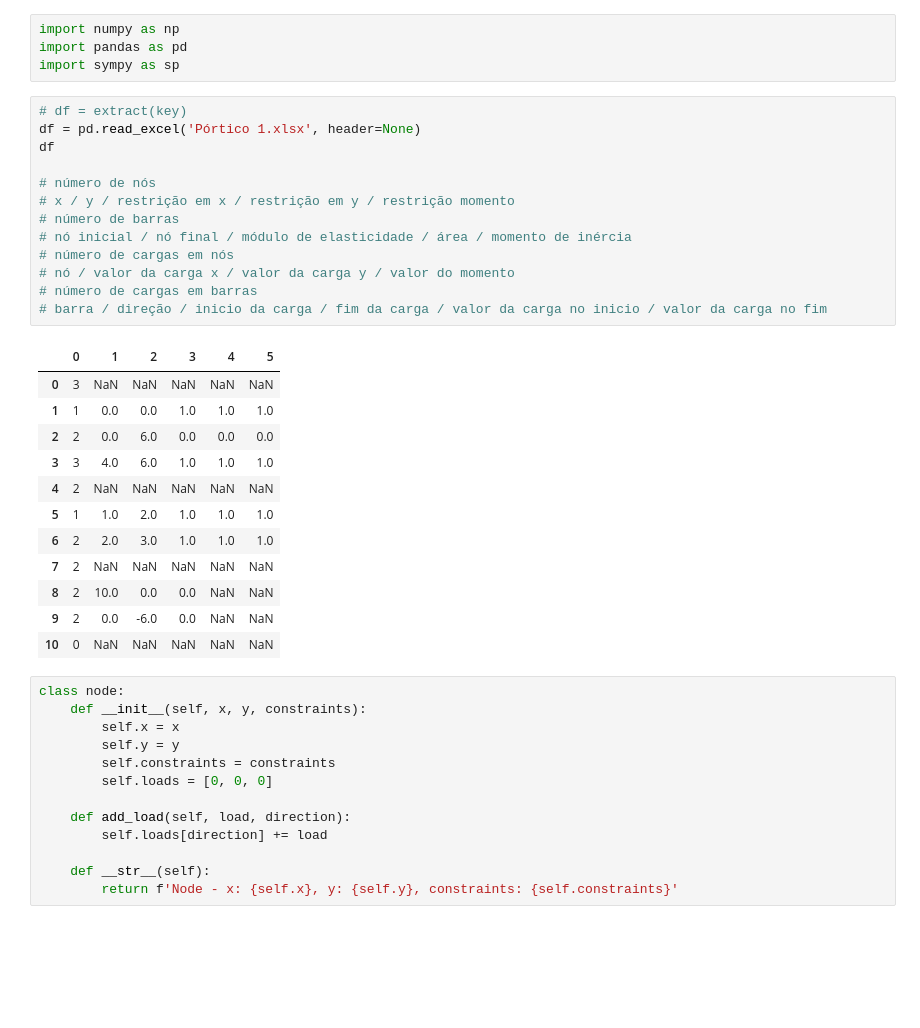
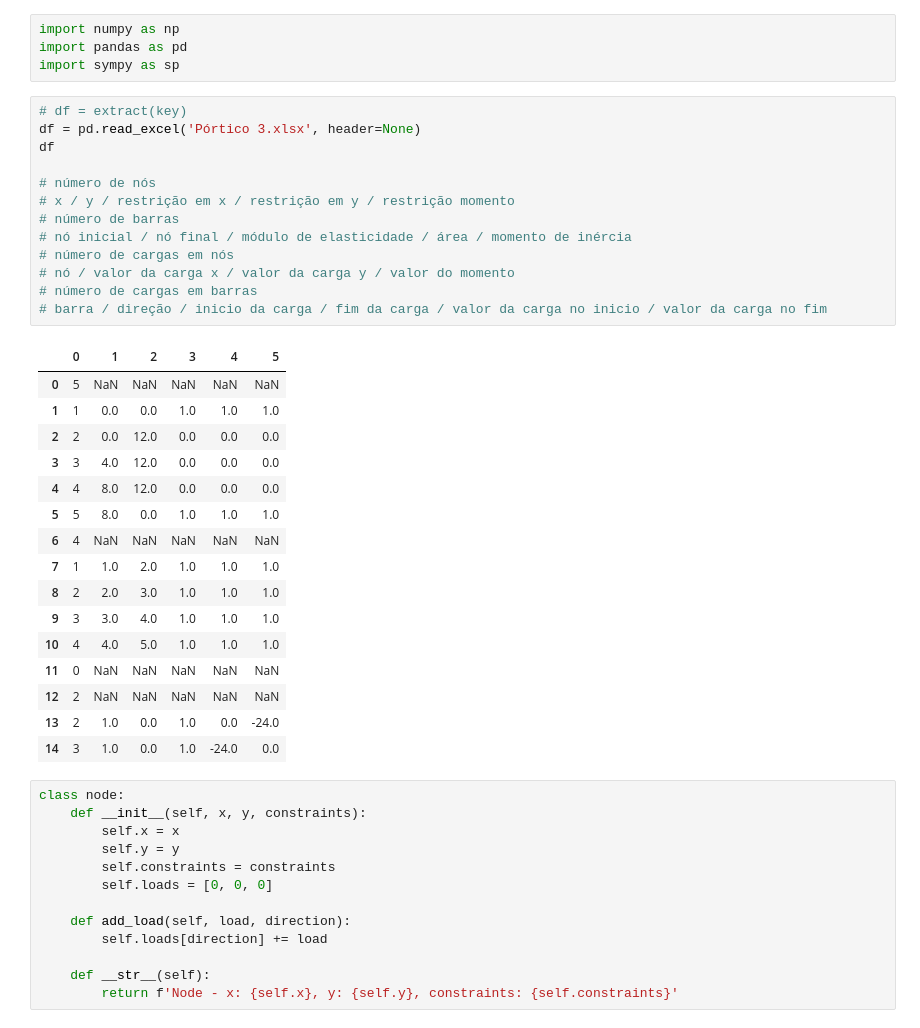
Before and after one commit to stephanJoao/mac023, a Jupyter notebook: estrutura.ipynb, the cells around one changed output. Cells and saved outputs as stored; diff of their text form; blank space fills up the shorter version.

```diff
--- a/estrutura.ipynb
+++ b/estrutura.ipynb
@@ -4,30 +4,34 @@ import pandas as pd
 import sympy as sp
 # %%
 # df = extract(key)
-df = pd.read_excel('Pórtico 1.xlsx', header=None)
+df = pd.read_excel('Pórtico 3.xlsx', header=None)
 df
 
 # número de nós
 # x / y / restrição em x / restrição em y / restrição momento
 # número de barras
 # nó inicial / nó final / módulo de elasticidade / área / momento de inércia
 # número de cargas em nós
 # nó / valor da carga x / valor da carga y / valor do momento
 # número de cargas em barras
 # barra / direção / inicio da carga / fim da carga / valor da carga no inicio / valor da carga no fim
 # %% [output]
 |  | 0 | 1 | 2 | 3 | 4 | 5 |
-| 0 | 3 | NaN | NaN | NaN | NaN | NaN |
+| 0 | 5 | NaN | NaN | NaN | NaN | NaN |
 | 1 | 1 | 0.0 | 0.0 | 1.0 | 1.0 | 1.0 |
-| 2 | 2 | 0.0 | 6.0 | 0.0 | 0.0 | 0.0 |
-| 3 | 3 | 4.0 | 6.0 | 1.0 | 1.0 | 1.0 |
-| 4 | 2 | NaN | NaN | NaN | NaN | NaN |
-| 5 | 1 | 1.0 | 2.0 | 1.0 | 1.0 | 1.0 |
-| 6 | 2 | 2.0 | 3.0 | 1.0 | 1.0 | 1.0 |
-| 7 | 2 | NaN | NaN | NaN | NaN | NaN |
-| 8 | 2 | 10.0 | 0.0 | 0.0 | NaN | NaN |
-| 9 | 2 | 0.0 | -6.0 | 0.0 | NaN | NaN |
-| 10 | 0 | NaN | NaN | NaN | NaN | NaN |
+| 2 | 2 | 0.0 | 12.0 | 0.0 | 0.0 | 0.0 |
+| 3 | 3 | 4.0 | 12.0 | 0.0 | 0.0 | 0.0 |
+| 4 | 4 | 8.0 | 12.0 | 0.0 | 0.0 | 0.0 |
+| 5 | 5 | 8.0 | 0.0 | 1.0 | 1.0 | 1.0 |
+| 6 | 4 | NaN | NaN | NaN | NaN | NaN |
+| 7 | 1 | 1.0 | 2.0 | 1.0 | 1.0 | 1.0 |
+| 8 | 2 | 2.0 | 3.0 | 1.0 | 1.0 | 1.0 |
+| 9 | 3 | 3.0 | 4.0 | 1.0 | 1.0 | 1.0 |
+| 10 | 4 | 4.0 | 5.0 | 1.0 | 1.0 | 1.0 |
+| 11 | 0 | NaN | NaN | NaN | NaN | NaN |
+| 12 | 2 | NaN | NaN | NaN | NaN | NaN |
+| 13 | 2 | 1.0 | 0.0 | 1.0 | 0.0 | -24.0 |
+| 14 | 3 | 1.0 | 0.0 | 1.0 | -24.0 | 0.0 |
 # %%
 class node:
 	def __init__(self, x, y, constraints):
```
Also changed, not shown: parts of 6 cells of this notebook, 3 other files.
